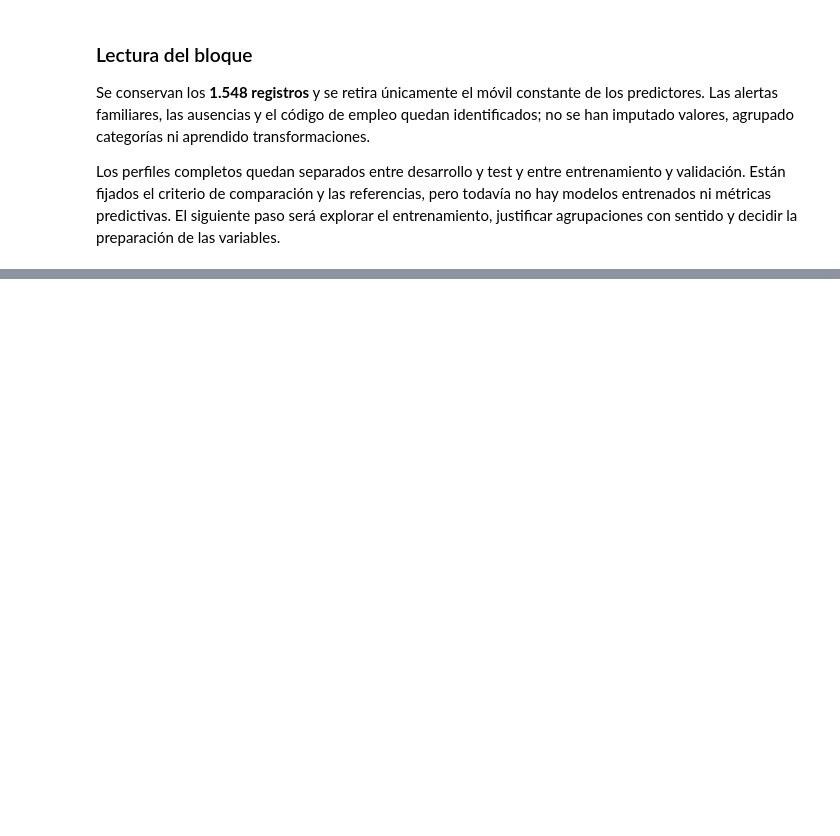
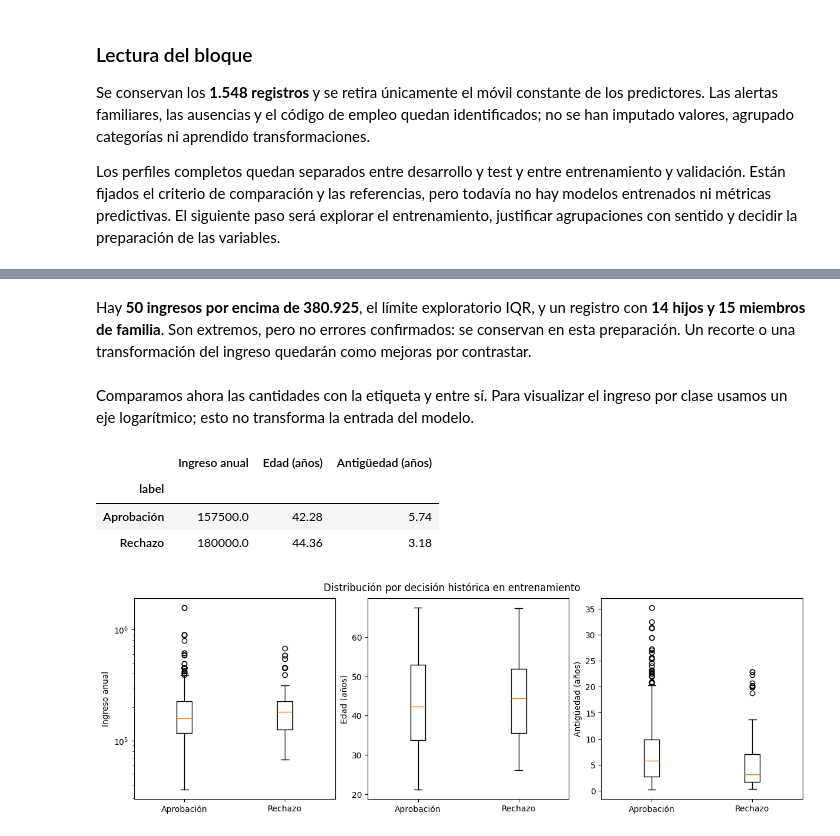
Before and after one commit to toni-oc/clasificacion-solicitudes-tarjeta, a Jupyter notebook: notebooks/01-analisis-y-modelado.ipynb, the cells around one changed output, grey strips where cells are left out. Drawn from its saved outputs; the diff is of its cells as text; code cells hidden in the pictures; blank space fills up the shorter version.

```diff
--- a/notebooks/01-analisis-y-modelado.ipynb
+++ b/notebooks/01-analisis-y-modelado.ipynb
@@ -383,0 +461,24 @@ Pendiente de desarrollo: estudiar las variables en el entrenamiento del primer f
+# %% [markdown]
+Hay **50 ingresos por encima de 380.925**, el límite exploratorio IQR, y un registro con **14 hijos y 15 miembros de familia**. Son extremos, pero no errores confirmados: se conservan en esta preparación. Un recorte o una transformación del ingreso quedarán como mejoras por contrastar.
+# %% [markdown]
+Comparamos ahora las cantidades con la etiqueta y entre sí. Para visualizar el ingreso por clase usamos un eje logarítmico; esto no transforma la entrada del modelo.
+# %%
+campos_clase = ["Annual_income", "Edad_anios", "Antiguedad_anios"]
+display(cantidades[campos_clase].groupby(y_train).median().rename(
+    index={0: "Aprobación", 1: "Rechazo"}, columns=nombres,
+).round(2))
+fig, axes = plt.subplots(1, 3, figsize=(12, 4), layout="constrained")
+for ax, campo in zip(axes, campos_clase):
+    muestras = [cantidades.loc[y_train.eq(clase), campo].dropna() for clase in [0, 1]]
+    ax.boxplot(muestras, tick_labels=["Aprobación", "Rechazo"])
+    ax.set(ylabel=nombres[campo])
+    if campo == "Annual_income":
+        ax.set_yscale("log")
+fig.suptitle("Distribución por decisión histórica en entrenamiento")
+plt.show()
+# %% [output]
+|  | Ingreso anual | Edad (años) | Antigüedad (años) |
+| label |  |  |  |
+| Aprobación | 157500.0 | 42.28 | 5.74 |
+| Rechazo | 180000.0 | 44.36 | 3.18 |
+[figure, added]
```
Also changed, not shown: parts of 30 cells of this notebook, 12 other files.
